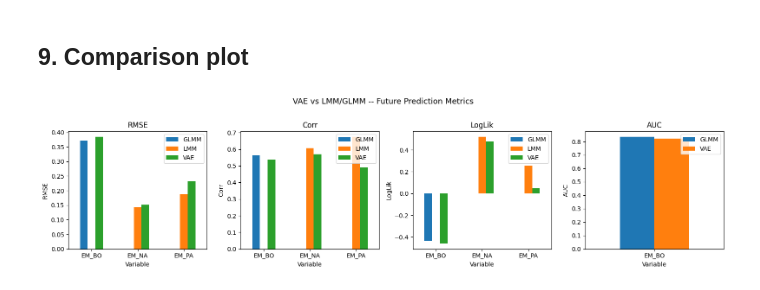
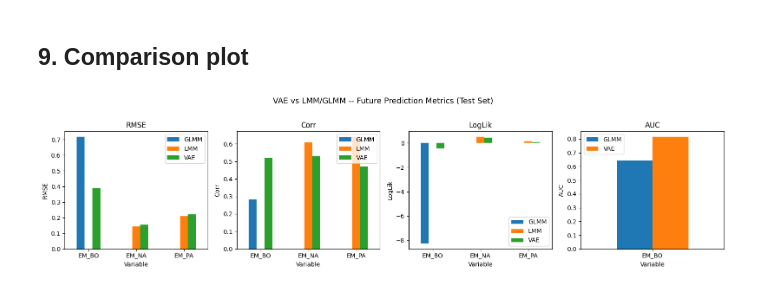
Before and after one commit to stenw/VAElong, a Jupyter notebook: application/ema_affect.ipynb, the cells around one changed output. Cells and saved outputs as stored; diff of their text form; code cells hidden in the pictures.

```diff
--- a/application/ema_affect.ipynb
+++ b/application/ema_affect.ipynb
@@ -111,14 +115,17 @@ dataset = LongitudinalDataset(
     baseline_covariates=baseline, normalize=True,
 )
 
-train_size = int(0.8 * n_subjects)
-val_size = n_subjects - train_size
-train_ds, val_ds = torch.utils.data.random_split(dataset, [train_size, val_size])
+train_size = int(0.6 * n_subjects)
+val_size = int(0.2 * n_subjects)
+test_size = n_subjects - train_size - val_size
+train_ds, val_ds, test_ds = torch.utils.data.random_split(
+    dataset, [train_size, val_size, test_size],
+)
 
 train_loader = DataLoader(train_ds, batch_size=32, shuffle=True)
 val_loader = DataLoader(val_ds, batch_size=32, shuffle=False)
 
-print(f"Train: {train_size}, Validation: {val_size}")
+print(f"Train: {train_size}, Validation: {val_size}, Test: {test_size}")
 print(f"Bounded indices: {var_config.bounded_indices}")
 print(f"Binary indices:  {var_config.binary_indices}")
 # %% [output]
@@ -237,21 +244,10 @@ Restored best model (val loss: -956.8303)
 # %%
-fig, ax = plt.subplots(figsize=(7, 4))
-ax.plot(history["train_loss"], label="Train")
-ax.plot(history["val_loss"], label="Validation")
-ax.set_xlabel("Epoch")
-ax.set_ylabel("Loss")
-ax.set_title("Dense VAE - Training and Validation Loss (best HP)")
-ax.legend()
-plt.tight_layout()
-plt.show()
-
-# --- Landmark prediction ---
 landmark_t = seq_len // 2
 
-val_indices = list(val_ds.indices)
+test_indices = list(test_ds.indices)
 all_actual, all_predicted = [], []
 
-for idx in val_indices:
+for idx in test_indices:
     xi = dataset[idx][0].unsqueeze(0)
     mi = dataset[idx][1].unsqueeze(0)
     bi = dataset[idx][3].unsqueeze(0)
@@ -272,11 +268,11 @@ all_predicted = torch.cat(all_predicted, dim=0).numpy()
 future_actual = all_actual[:, landmark_t:, :]
 future_pred = all_predicted[:, landmark_t:, :]
 
-# Build mask for validation subjects (original mask, not normalised)
-val_mask = mask[val_indices, :, :]
-future_mask = val_mask[:, landmark_t:, :]
+# Build mask for test subjects (original mask, not normalised)
+test_mask = mask[test_indices, :, :]
+future_mask = test_mask[:, landmark_t:, :]
 
-print(f"Validation subjects: {len(val_indices)}")
+print(f"Test subjects: {len(test_indices)}")
 print(f"Landmark time: {landmark_t}")
 print(f"Future observed rate: {future_mask[:, :, :len(outcome_cols)].mean():.1%}")
 # %% [output]
@@ -289,6 +284,6 @@ Future observed rate: 29.2%
 # %%
 rng = np.random.default_rng(123)
-chosen = sorted(rng.choice(len(val_indices), size=3, replace=False))
+chosen = sorted(rng.choice(len(test_indices), size=3, replace=False))
 time_axis = np.arange(seq_len)
 
 n_outcomes = len(outcome_cols)
@@ -301,7 +296,7 @@ for row, c in enumerate(chosen):
 
         actual_vals = all_actual[c, :, vidx]
         pred_vals = all_predicted[c, :, vidx]
-        obs_mask_c = val_mask[c, :, vidx].astype(bool)
+        obs_mask_c = test_mask[c, :, vidx].astype(bool)
 
         # Only plot actual where observed (scatter to avoid joining gaps)
         ax.scatter(time_axis[obs_mask_c], actual_vals[obs_mask_c],
@@ -572,23 +579,23 @@ Best HP: lr=5e-04, weight_decay=1e-04
 # %%
 metrics = ["RMSE", "Corr", "LogLik"]
 if "AUC" in results_df.columns:
     metrics.append("AUC")
 
 fig, axes = plt.subplots(1, len(metrics), figsize=(4 * len(metrics), 4))
 
 for ax, metric in zip(axes, metrics):
     sub = results_df.dropna(subset=[metric])
     if len(sub) == 0:
         ax.set_visible(False)
         continue
     pivot = sub.pivot(index="Variable", columns="Model", values=metric)
     pivot.plot(kind="bar", ax=ax, rot=0)
     ax.set_title(metric)
     ax.set_ylabel(metric)
     ax.legend(title="")
 
-fig.suptitle("VAE vs LMM/GLMM -- Future Prediction Metrics", fontsize=13, y=1.02)
+fig.suptitle("VAE vs LMM/GLMM -- Future Prediction Metrics (Test Set)", fontsize=13, y=1.02)
 plt.tight_layout()
 plt.show()
 # %% [output]
-[figure, old version]
+[figure, new version]
```
Also changed, not shown: parts of 13 cells of this notebook, 1 other file.
